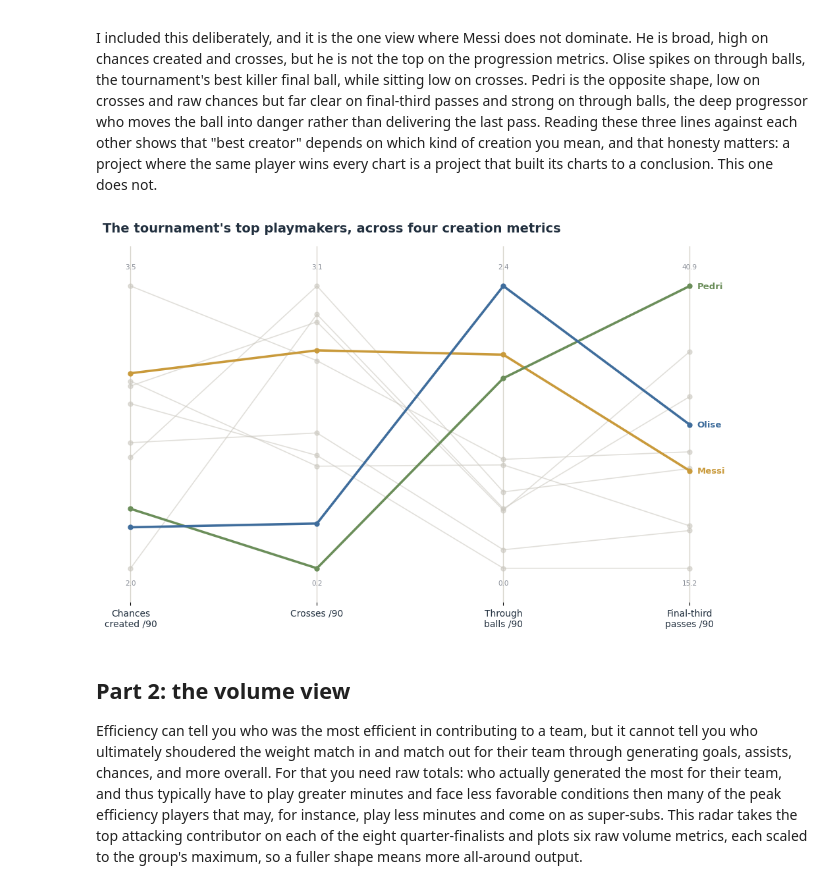
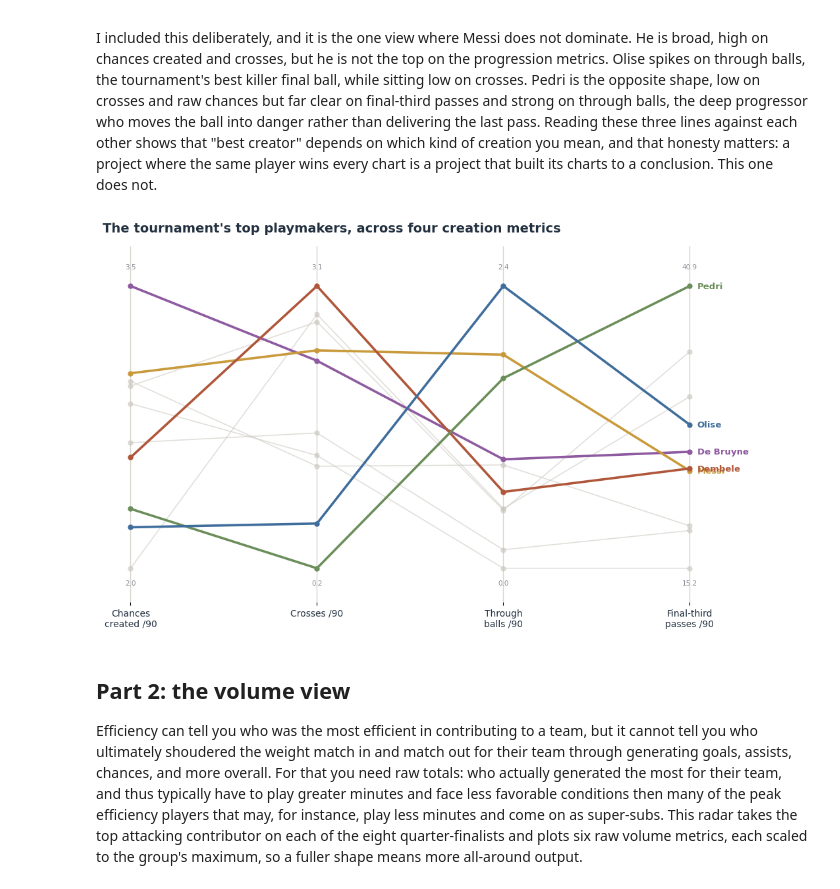
Before and after one commit to wingedhusssar-pixel/wc2026-top-attacking-threat-analysis, a Jupyter notebook: wc2026_full_analysis.ipynb, the cells around one changed output. Saved outputs shown, nothing was run; the diff lists cells and outputs as text; code cells hidden in the pictures.

```diff
--- a/wc2026_full_analysis.ipynb
+++ b/wc2026_full_analysis.ipynb
@@ -51,34 +51,34 @@ I included this deliberately, and it is the one view where Messi does not domina
 # %%
 df=pd.read_csv("wc2026_playmaker_data.csv")
 axes_m=["cc_90","cross_90","tb_90","f3_90"]
 labels=["Chances\ncreated /90","Crosses /90","Through\nballs /90","Final-third\npasses /90"]
 norm=df.copy()
 for m in axes_m:
     norm[m]=(df[m]-df[m].min())/(df[m].max()-df[m].min())
-highlight={"Messi":GOLD,"Olise":ACC,"Pedri":"#6b8e5a"}
+highlight={"Messi":GOLD,"Olise":ACC,"Pedri":"#6b8e5a","De Bruyne":"#8e5aa0","Dembele":"#b0563a"}
 GRAY="#c9c6bd"
 fig,ax=plt.subplots(figsize=(11,6.5))
 x=range(len(axes_m))
 for _,r in norm.iterrows():
     y=[r[m] for m in axes_m]
     c=highlight.get(r["name"],GRAY)
     lw=2.6 if r["name"] in highlight else 1.2
     a=1.0 if r["name"] in highlight else .55
     z=5 if r["name"] in highlight else 2
     ax.plot(x,y,color=c,lw=lw,alpha=a,zorder=z,marker="o",markersize=5)
     if r["name"] in highlight:
         ax.text(len(axes_m)-1+.04,y[-1],r["name"],color=c,fontsize=9.5,fontweight="bold",va="center")
 for i,m in enumerate(axes_m):
     ax.axvline(i,color="#d8d5cc",lw=1,zorder=1)
     ax.text(i,1.06,f"{df[m].max():.1f}",ha="center",fontsize=7.5,color=MUT)
     ax.text(i,-.06,f"{df[m].min():.1f}",ha="center",fontsize=7.5,color=MUT)
 ax.set_xticks(x); ax.set_xticklabels(labels,fontsize=10,color=INK)
 ax.set_yticks([]); ax.set_ylim(-.12,1.14); ax.set_xlim(-.15,len(axes_m)-.4)
 ax.set_title("The tournament's top playmakers, across four creation metrics",fontweight="bold",fontsize=14,color=INK,loc="left",pad=16)
 for s in ["top","right","left","bottom"]: ax.spines[s].set_visible(False)
 plt.tight_layout(); plt.show()
 # %% [output]
-[figure, old version]
+[figure, new version]
 # %% [markdown]
 ## Part 2: the volume view
 
```
